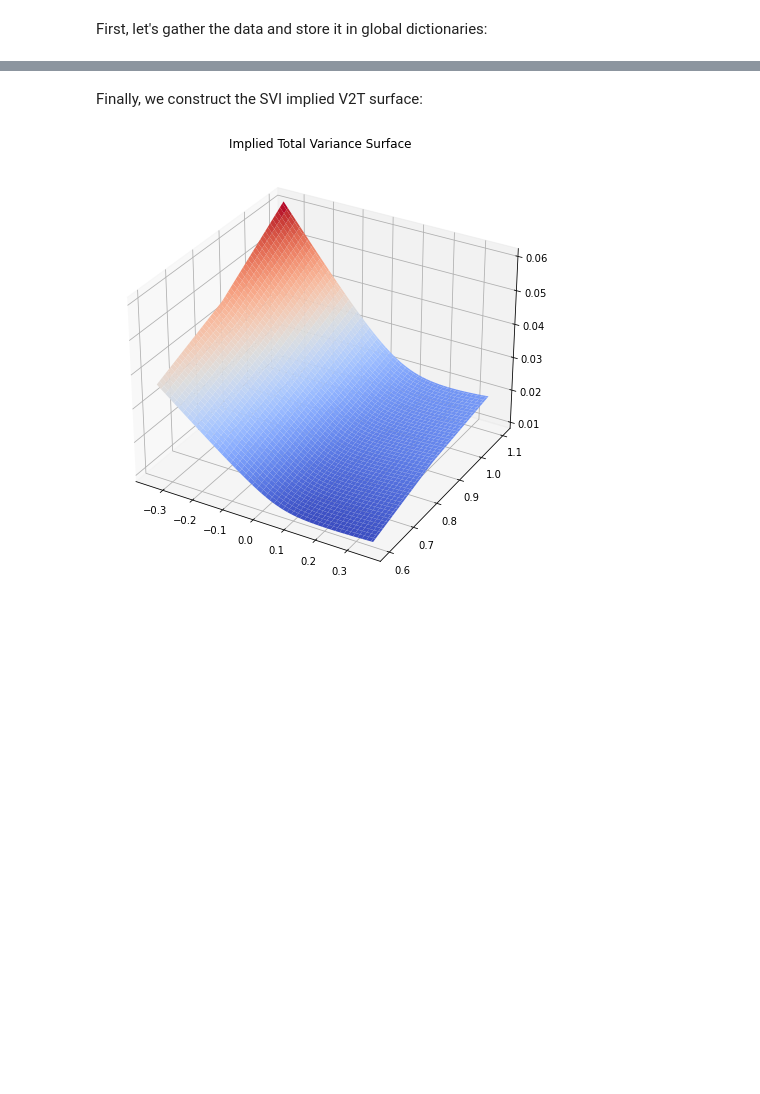
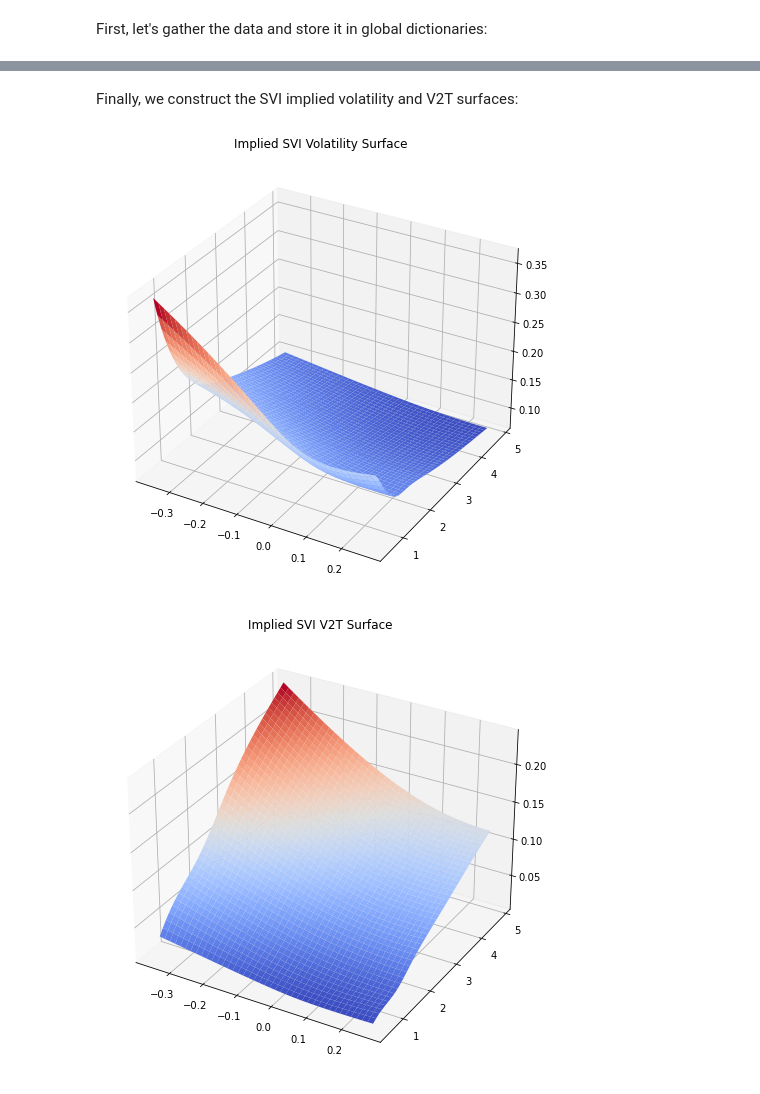
Before and after one commit to Idriss-Afra/Stochastic-Volatility-Inspired-Model, a Jupyter notebook: Stochastic Volatility Inspired Model.ipynb, the cells around one changed output, grey strips where cells are left out. Drawn from its saved outputs; the diff is of its cells as text; code cells hidden in the pictures; blank space fills up the shorter version.

```diff
--- a/Stochastic Volatility Inspired Model.ipynb
+++ b/Stochastic Volatility Inspired Model.ipynb
@@ -400,2 +424,2 @@ SVI Total Variance Skews :
 # %% [markdown]
-Finally, we construct the SVI implied V2T surface:
+Finally, we construct the SVI implied volatility and V2T surfaces:
@@ -432,25 +426,7 @@ def implied_v2T(T, k, svi_params, interp_meth='linear', min_moneyness = 0.5, max
-# %%
-from matplotlib import cm
-
-plt.rcParams["figure.figsize"] = (11,8)
-
-K_min = min([min(np.log(np.array(strikes[exp]) / implied_forwards[exp])) for exp in market_expiries])
-K_max = max([max(np.log(np.array(strikes[exp]) / implied_forwards[exp])) for exp in market_expiries])
-K = np.linspace(K_min, K_max, 100)
-T = np.linspace(market_expiries[4], market_expiries[6], 100)
-K, T = np.meshgrid(K, T)
-
-def vol(K, T):
-    vols = np.zeros(shape=K.shape)
-    for t in range(vols.shape[0]):
-        for k in range(vols.shape[1]):
-            vols[t, k] = implied_v2T(T[t][k], K[t][k], svi_params)
-    return vols
-
-fig = plt.figure()
-ax = fig.add_subplot(projection='3d')
-surf = ax.plot_surface(K, T, vol(K, T), cmap=cm.coolwarm, linewidth=0, antialiased=True)
-plt.title("Implied Total Variance Surface")
-plt.show()
-# %% [output]
-[figure, removed]
+# %%
+plt.rcParams["figure.figsize"] = (11,8)
+svi_model.plot_svi_surface()
+svi_model.plot_svi_surface(total_var=True)
+# %% [output]
+[figure, added]
+[figure, added]
```
Also changed, not shown: parts of 17 cells of this notebook.
